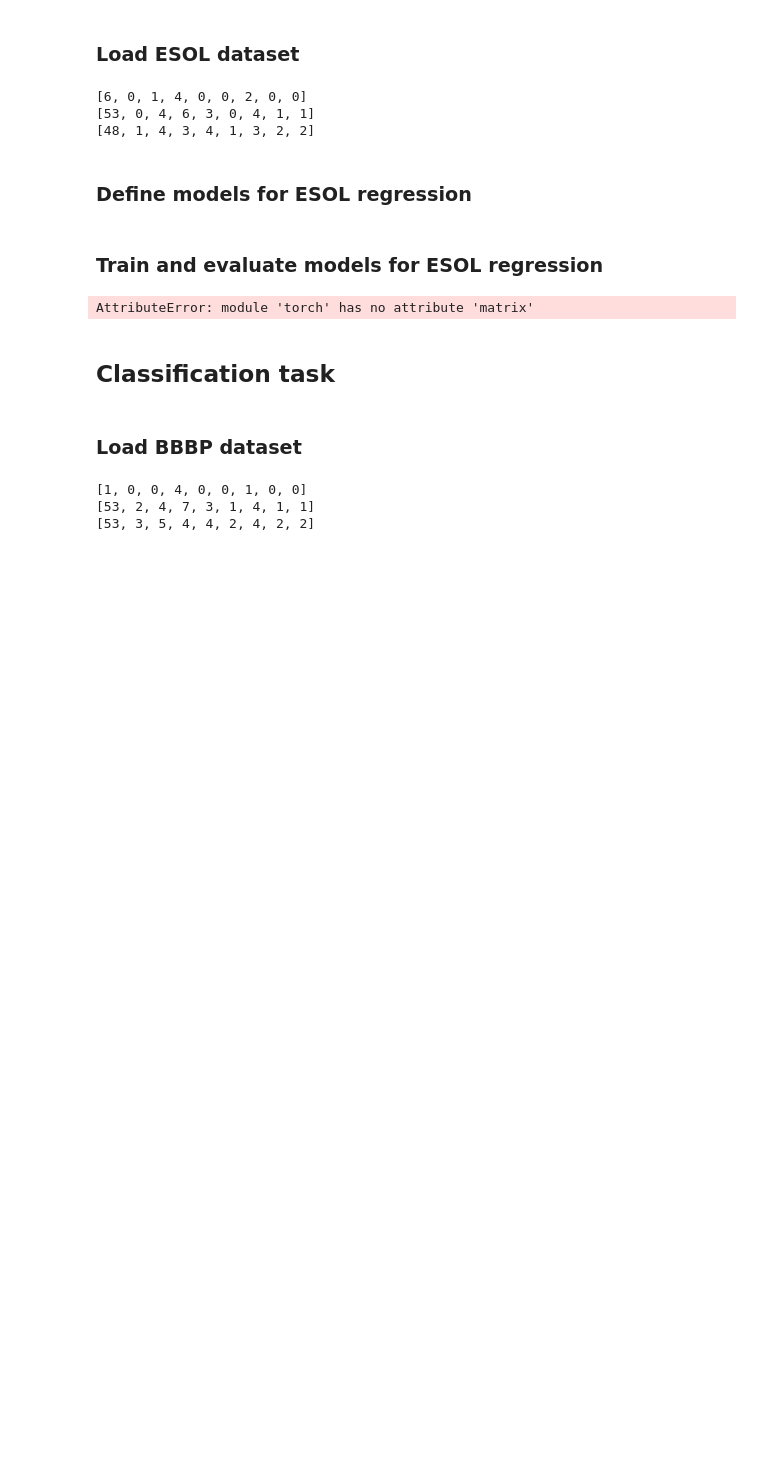
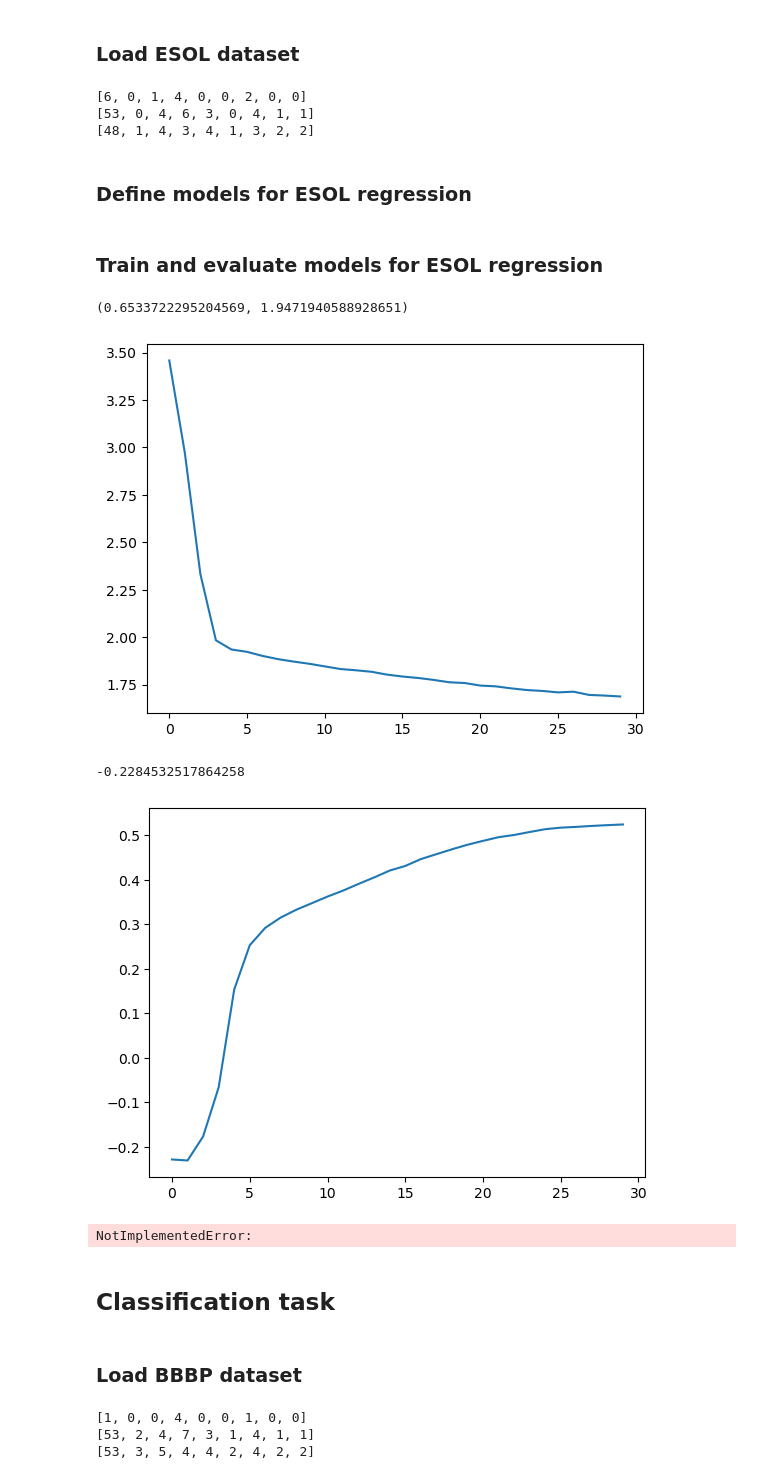
Before and after one commit to Jacob-sandstrom/DAT625-Structured-machine-learning, a Jupyter notebook: Structured_ML_Project1_Notebook.ipynb, the cells around one changed output. Drawn from its saved outputs; the diff is of its cells as text; code cells hidden in the pictures; blank space fills up the shorter version.

```diff
--- a/Structured_ML_Project1_Notebook.ipynb
+++ b/Structured_ML_Project1_Notebook.ipynb
@@ -121,27 +102,28 @@ class MolecularGraphRegression(MolecularGraphNet):
         self._setup_optimizer()
 
         self.output_layer = torch.nn.Linear(net.out_channels, 1)
-        self.output_activation = torch.nn.ReLU()
 
     def forward(self, batch):
         x = batch.x.to(torch.int32)  # prevent a type mismatch
 
-        A = geom.utils.to_dense_adj(batch.edge_index, batch=batch.batch)
-        print(A)
-        print(batch.edge_index)
-        print(batch.batch)
-        print(x.shape)
+        # A = geom.utils.to_dense_adj(batch.edge_index, batch=batch.batch)
+        # print(A)
+        # print(batch.edge_index)
+        # print(batch.batch)
+        # print(x.shape)
         x = self.embedding(x)
-        print(x.shape)
-        raise NotImplementedError
+        # print(x.shape)
         x = self.net(x, batch.edge_index, batch.batch)
         # print(x.shape)
         # print(x)
         x = geom.nn.global_mean_pool(x, batch.batch)
         # print(x.shape)
 
+        # print(x)
         x = self.output_layer(x)
-        x = self.output_activation(x)
+        # print(x)
+        # print(x.shape)
+        # raise NotImplementedError
         return x
 
         # # TODO: Setup the forward pass of the model for a classification task, this includes embedding the input data, applying the graph network, pooling the results, and predicting an output.
@@ -309,11 +296,11 @@ train_dataset, val_dataset, test_dataset = sml_data.split_dataset(esol, frac_tra
 ### Define models for ESOL regression
 # %%
 # REGRESSION TASK: MODELS
-emb_dim = 5
+emb_dim = 10
 
 in_features = 9 * emb_dim  # TODO: Calculate backbone input dimension from node_features (see above)
 hidden_features = [64]
-out_features = 3
+out_features = 8
 
 # Embedding
 # TODO: implement an embedding for each of your models (HINT: see helper class MolecularNodeEmbedding above)
@@ -344,9 +331,9 @@ deepset_regression = MolecularGraphRegression(
 # %%
 # REGRESSION TASK: TRAINING
 
-train_batch_size = 2
-val_batch_size = 10
-n_epochs = 10
+train_batch_size = 50
+val_batch_size = 20
+n_epochs = 30
 
 train_dataloader = geom.loader.DataLoader(train_dataset, batch_size=train_batch_size, shuffle=True)
 val_dataloader = geom.loader.DataLoader(val_dataset, batch_size=val_batch_size)
@@ -355,6 +342,8 @@ val_dataloader = geom.loader.DataLoader(val_dataset, batch_size=val_batch_size)
 # TODO: Extend code below to evaluate each architecture (see models defined above).
 model = deepset_regression
 
+pcc_vals = []
+rmse_vals = []
 # EXAMPLE of training script
 for epoch in range(n_epochs):
   # train
@@ -374,6 +363,9 @@ for epoch in range(n_epochs):
       val_loss = model.loss(val_batch.y, y_hat)
       # print(val_batch.y.shape)
       # print(y_hat.shape)
+      # print(val_batch.y)
+      # print(y_hat[:2])
+      # raise NotImplementedError
       val_metrics = model.evaluate(val_batch.y, y_hat)
 
       ys.append(val_batch.y)
@@ -381,11 +373,29 @@ for epoch in range(n_epochs):
 
     ys, y_hats = torch.cat(ys), torch.cat(y_hats)
     val_rho, val_rmse = model.evaluate(ys, y_hats)
+
+    pcc_vals.append(val_rho)
+    rmse_vals.append(val_rmse)
-# %% [output]
-AttributeError: module 'torch' has no attribute 'matrix'
 # %%
 # TODO: Present results for the regression task and compare model types (see instructions in the assignment pdf).
 # This can be in the form of tables or graphs or however you see fit, ensure your comparison is comparable between architectures and model runs
+
+print(val_metrics)
+plt.plot(rmse_vals)
+plt.show()
+
+print(pcc_vals[0])
+plt.plot(pcc_vals)
+plt.show()
+# %% [output]
+(0.6533722295204569, 1.9471940588928651)
+[figure, added]
+-0.2284532517864258
+[figure, added]
+# %%
+raise NotImplementedError
+# %% [output]
+NotImplementedError:
 # %% [markdown]
 ## Classification task
 # %% [markdown]
```
Also changed, not shown: parts of 3 cells of this notebook.
